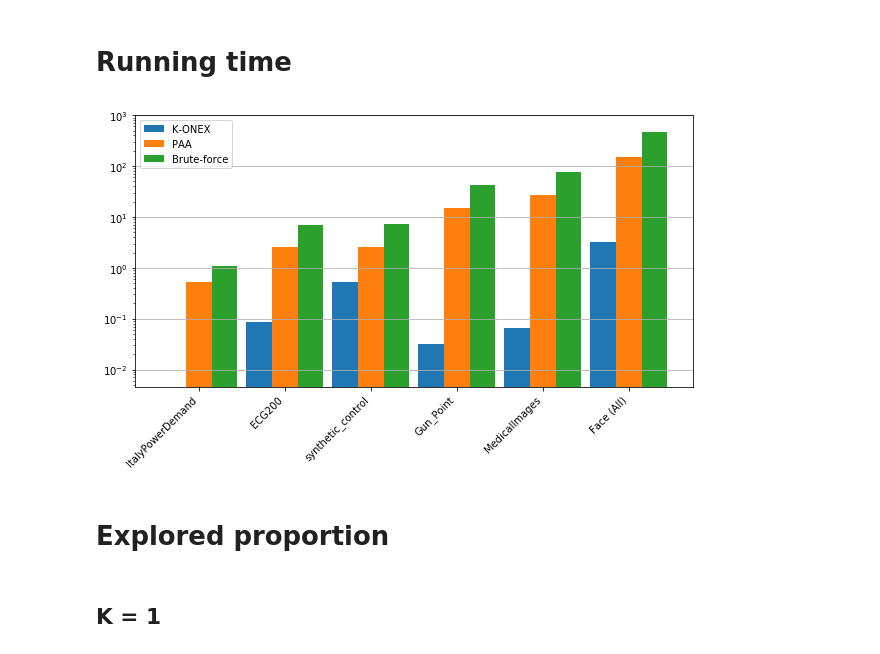
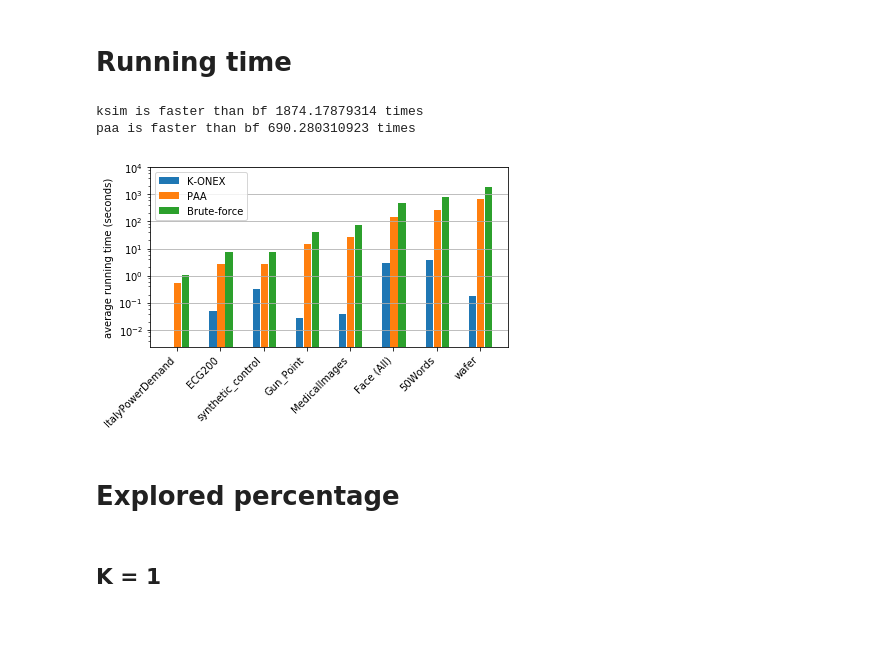
Before and after one commit to ctring/genex, a Jupyter notebook: scripts/postprocessing/results_processing_all_datasets.ipynb, the cells around one changed output. Cells and saved outputs as stored; diff of their text form; code cells hidden in the pictures; blank space fills up the shorter version.

```diff
--- a/scripts/postprocessing/results_processing_all_datasets.ipynb
+++ b/scripts/postprocessing/results_processing_all_datasets.ipynb
@@ -50,7 +45,3 @@ df_FaceAll_all = pd.concat([df_FaceAll, df_FaceAll_out], ignore_index=True)
-# %%
-all_dataset_names = ['ItalyPowerDemand', 'ECG200', 'synthetic_control', 'Gun_Point', 'MedicalImages', 'Face (All)']
-all_datasets = [df_ItalyPowerDemand_all, df_ECG200_all, df_synthetic_control_all, df_Gun_Point_all, df_MedicalImages_all, df_FaceAll_all]
-all_sizes = np.array([30084, 456000, 531000, 1676250, 3686760, 14390350])
 # %% [markdown]
 # Running time
 # %%
@@ -73,45 +64,56 @@ def time_best_match(df, metric, k):
 
     return np.array(time_ksim), np.array(time_bf), np.array(time_paa)
 # %%
-n = len(all_datasets)
-time_ksim = np.empty((n, 2))
-time_bf = np.empty((n, 2))
-time_paa = np.empty((n, 2))
+all_time = []
+for i, (key, d) in enumerate(all_datasets.items()):
+    ksim, bf, paa = time_best_match(d['df'], 'l1', 1)
+    all_time.append({
+        'ksim_mean': ksim.mean(),
+        'ksim_std': ksim.std(),
+        'bf_mean': bf.mean(),
+        'bf_std': bf.std(),
+        'paa_mean': paa.mean(),
+        'paa_std': paa.std(),
+        'name': d['name'],
+        'size': d['size']
+    })
 
-for i, d in enumerate(all_datasets):
-    ksim, bf, paa = time_best_match(d, 'wjaccard_dist', 1)
-    time_ksim[i, :] = (ksim.mean(), ksim.std())
-    time_bf[i, :] = (bf.mean(), bf.std())
-    time_paa[i, :] = (paa.mean(), paa.std())
+all_time_df = pd.DataFrame(all_time).sort_values(by='size')
 
-f, ax = plt.subplots(1, figsize=(10,5))
-ax.yaxis.grid('on')
-ax.set_yscale('log')
+f, ax = plt.subplots(1)
 
-barwidth = 0.3
-x = np.arange(0, len(all_datasets))
+barwidth = 0.5
+padding = 0.05
+x = 3.0*np.arange(0, all_time_df.shape[0])
 
 error_config = {'capsize': 2, 'capthick': 1}
 
-ax.bar(x, time_ksim[:, 0], barwidth, label='K-ONEX')
+ax.bar(x, all_time_df['ksim_mean'], barwidth, label='K-ONEX')
 #        yerr=time_ksim[:, 1],
 #        error_kw=error_config)
-ax.bar(x + barwidth, time_paa[:, 0], barwidth, label='PAA')
+ax.bar(x + barwidth+padding, all_time_df['paa_mean'], barwidth, label='PAA')
 #        yerr=time_ksim[:, 1],
 #        error_kw=error_config)
-ax.bar(x + 2*barwidth, time_bf[:, 0], barwidth, label='Brute-force')
+ax.bar(x + 2*(barwidth+padding), all_time_df['bf_mean'], barwidth, label='Brute-force')
 #        yerr=time_ksim[:, 1],
 #        error_kw=error_config)
 
-ax.set_ylim(0, 1000)
+print 'ksim is faster than bf', (all_time_df.bf_mean / all_time_df.ksim_mean).mean(), 'times'
+print 'paa is faster than bf', (all_time_df.paa_mean / all_time_df.ksim_mean).mean(), 'times'
+
+ax.yaxis.grid('on')
+ax.set_yscale('log')
+ax.set_ylabel('average running time (seconds)')
+ax.set_ylim(0, 10000)
 ax.set_xticks(x + barwidth)
-ax.set_xticklabels(all_dataset_names)
-plt.setp(ax.get_xticklabels(), rotation=45, horizontalalignment='right')
+ax.set_xticklabels(all_dataset_names, rotation=45, ha='right')
 ax.legend()
+plt.tight_layout()
 plt.savefig('time_comparison.eps')
-plt.show()
 # %% [output]
+ksim is faster than bf 1874.17879314 times
+paa is faster than bf 690.280310923 times
-[figure, old version]
+[figure, new version]
 # %% [markdown]
-# Explored proportion
+# Explored percentage
 # %%
```
Also changed, not shown: parts of 8 cells of this notebook, 15 other files.
